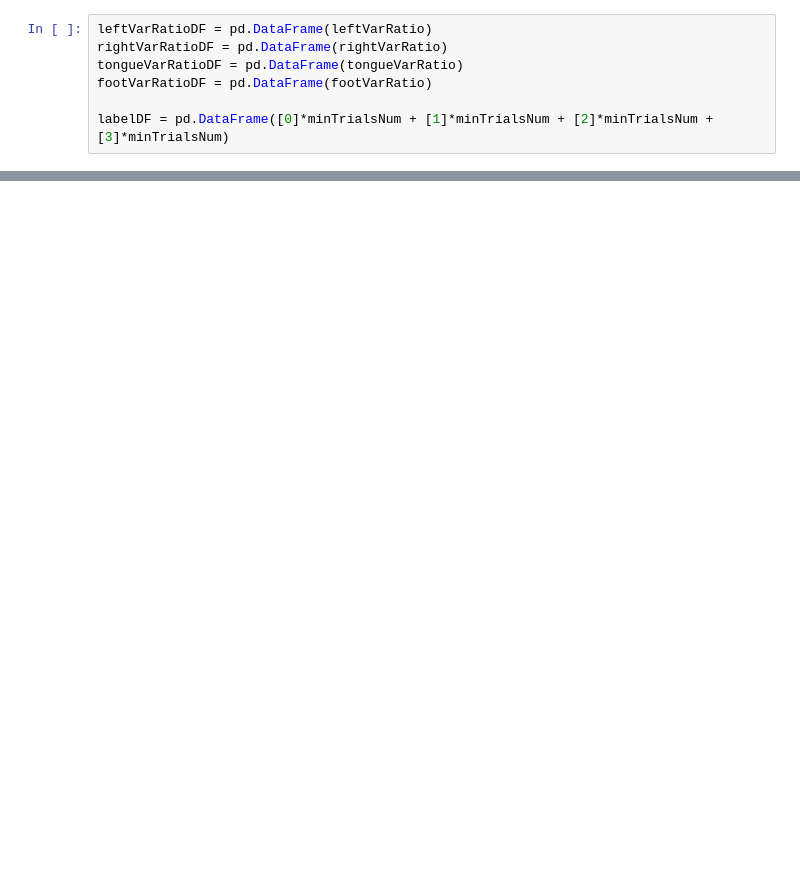
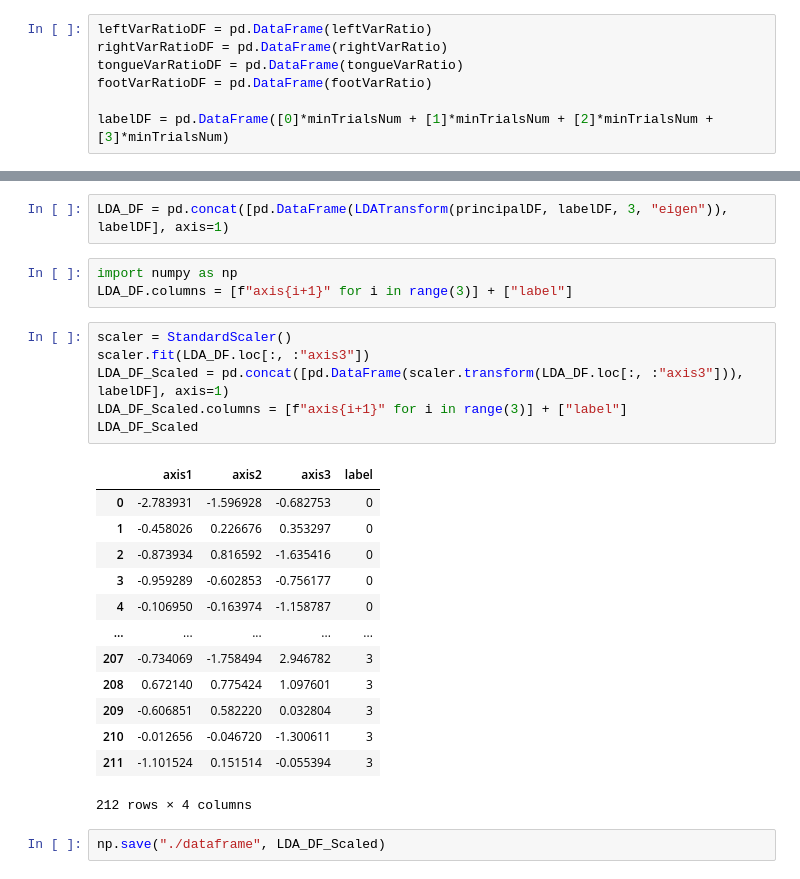
Before and after one commit to Cld338/EEG_analysis, a Jupyter notebook: example/main_single_class.ipynb, the cells around one changed output, grey strips where cells are left out. Cells and saved outputs as stored; diff of their text form; blank space fills up the shorter version.

```diff
--- a/example/main_single_class.ipynb
+++ b/example/main_single_class.ipynb
@@ -255,0 +234,27 @@ plt.show()
+# %%
+LDA_DF = pd.concat([pd.DataFrame(LDATransform(principalDF, labelDF, 3, "eigen")), labelDF], axis=1)
+# %%
+import numpy as np
+LDA_DF.columns = [f"axis{i+1}" for i in range(3)] + ["label"]
+# %%
+scaler = StandardScaler()
+scaler.fit(LDA_DF.loc[:, :"axis3"])
+LDA_DF_Scaled = pd.concat([pd.DataFrame(scaler.transform(LDA_DF.loc[:, :"axis3"])), labelDF], axis=1)
+LDA_DF_Scaled.columns = [f"axis{i+1}" for i in range(3)] + ["label"]
+LDA_DF_Scaled
+# %% [output]
+|  | axis1 | axis2 | axis3 | label |
+| 0 | -2.783931 | -1.596928 | -0.682753 | 0 |
+| 1 | -0.458026 | 0.226676 | 0.353297 | 0 |
+| 2 | -0.873934 | 0.816592 | -1.635416 | 0 |
+| 3 | -0.959289 | -0.602853 | -0.756177 | 0 |
+| 4 | -0.106950 | -0.163974 | -1.158787 | 0 |
+| ... | ... | ... | ... | ... |
+| 207 | -0.734069 | -1.758494 | 2.946782 | 3 |
+| 208 | 0.672140 | 0.775424 | 1.097601 | 3 |
+| 209 | -0.606851 | 0.582220 | 0.032804 | 3 |
+| 210 | -0.012656 | -0.046720 | -1.300611 | 3 |
+| 211 | -1.101524 | 0.151514 | -0.055394 | 3 |
+212 rows × 4 columns
+# %%
+np.save("./dataframe", LDA_DF_Scaled)
```
Also changed, not shown: parts of 21 cells of this notebook, 4 other files.
